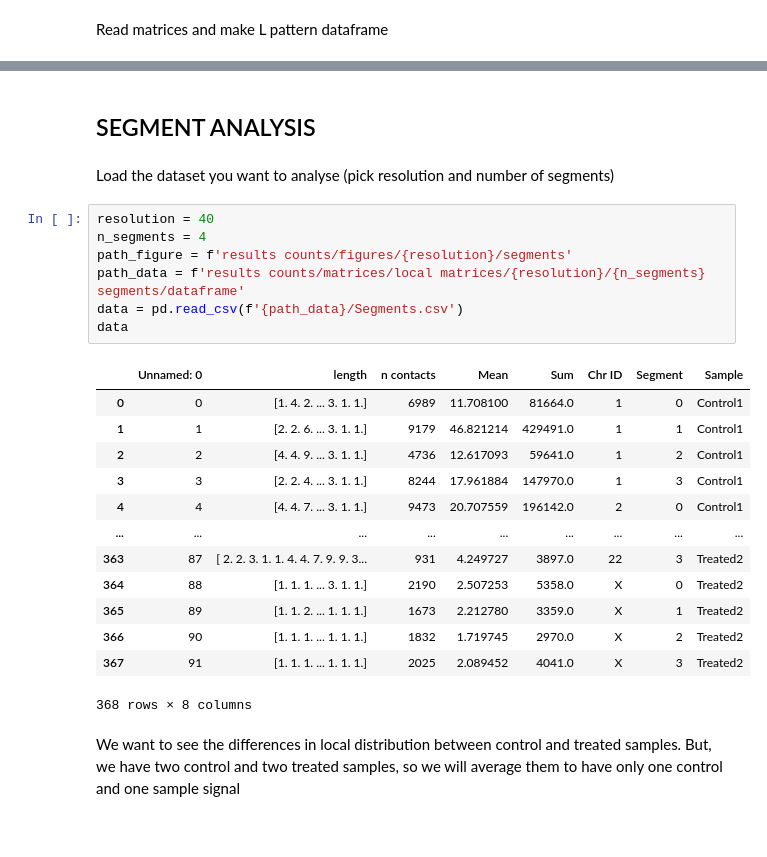
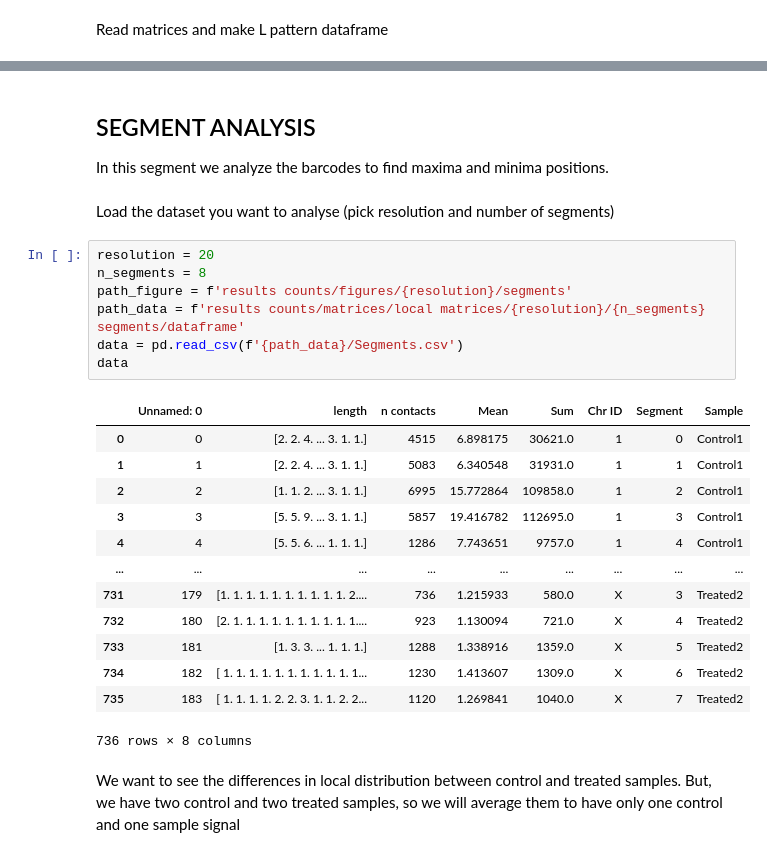
Before and after one commit to barbaroo/genome_topology, a Jupyter notebook: Hi-C map analysis/Local matrix analysis bulk.ipynb, the cells around one changed output, grey strips where cells are left out. Drawn from its saved outputs; the diff is of its cells as text.

```diff
--- a/Hi-C map analysis/Local matrix analysis bulk.ipynb
+++ b/Hi-C map analysis/Local matrix analysis bulk.ipynb
@@ -216,29 +194,31 @@ save_figures(fig, path = path_figure, name_file = f'segments_{n_segments}_{thres
 [figure]
 # %% [markdown]
 ## SEGMENT ANALYSIS
+
+In this segment we analyze the barcodes to find maxima and minima positions.
 # %% [markdown]
 Load the dataset you want to analyse (pick resolution and number of segments)
 # %%
-resolution = 40
-n_segments = 4
+resolution = 20
+n_segments = 8
 path_figure = f'results counts/figures/{resolution}/segments'
 path_data = f'results counts/matrices/local matrices/{resolution}/{n_segments} segments/dataframe'
 data = pd.read_csv(f'{path_data}/Segments.csv')
 data
 # %% [output]
 |  | Unnamed: 0 | length | n contacts | Mean | Sum | Chr ID | Segment | Sample |
-| 0 | 0 | [1. 4. 2. ... 3. 1. 1.] | 6989 | 11.708100 | 81664.0 | 1 | 0 | Control1 |
-| 1 | 1 | [2. 2. 6. ... 3. 1. 1.] | 9179 | 46.821214 | 429491.0 | 1 | 1 | Control1 |
-| 2 | 2 | [4. 4. 9. ... 3. 1. 1.] | 4736 | 12.617093 | 59641.0 | 1 | 2 | Control1 |
-| 3 | 3 | [2. 2. 4. ... 3. 1. 1.] | 8244 | 17.961884 | 147970.0 | 1 | 3 | Control1 |
-| 4 | 4 | [4. 4. 7. ... 3. 1. 1.] | 9473 | 20.707559 | 196142.0 | 2 | 0 | Control1 |
+| 0 | 0 | [2. 2. 4. ... 3. 1. 1.] | 4515 | 6.898175 | 30621.0 | 1 | 0 | Control1 |
+| 1 | 1 | [2. 2. 4. ... 3. 1. 1.] | 5083 | 6.340548 | 31931.0 | 1 | 1 | Control1 |
+| 2 | 2 | [1. 1. 2. ... 3. 1. 1.] | 6995 | 15.772864 | 109858.0 | 1 | 2 | Control1 |
+| 3 | 3 | [5. 5. 9. ... 3. 1. 1.] | 5857 | 19.416782 | 112695.0 | 1 | 3 | Control1 |
+| 4 | 4 | [5. 5. 6. ... 1. 1. 1.] | 1286 | 7.743651 | 9757.0 | 1 | 4 | Control1 |
 | ... | ... | ... | ... | ... | ... | ... | ... | ... |
-| 363 | 87 | [ 2. 2. 3. 1. 1. 4. 4. 7. 9. 9. 3... | 931 | 4.249727 | 3897.0 | 22 | 3 | Treated2 |
-| 364 | 88 | [1. 1. 1. ... 3. 1. 1.] | 2190 | 2.507253 | 5358.0 | X | 0 | Treated2 |
-| 365 | 89 | [1. 1. 2. ... 1. 1. 1.] | 1673 | 2.212780 | 3359.0 | X | 1 | Treated2 |
-| 366 | 90 | [1. 1. 1. ... 1. 1. 1.] | 1832 | 1.719745 | 2970.0 | X | 2 | Treated2 |
-| 367 | 91 | [1. 1. 1. ... 1. 1. 1.] | 2025 | 2.089452 | 4041.0 | X | 3 | Treated2 |
+| 731 | 179 | [1. 1. 1. 1. 1. 1. 1. 1. 1. 1. 2.... | 736 | 1.215933 | 580.0 | X | 3 | Treated2 |
+| 732 | 180 | [2. 1. 1. 1. 1. 1. 1. 1. 1. 1. 1.... | 923 | 1.130094 | 721.0 | X | 4 | Treated2 |
+| 733 | 181 | [1. 3. 3. ... 1. 1. 1.] | 1288 | 1.338916 | 1359.0 | X | 5 | Treated2 |
+| 734 | 182 | [ 1. 1. 1. 1. 1. 1. 1. 1. 1. 1. 1... | 1230 | 1.413607 | 1309.0 | X | 6 | Treated2 |
+| 735 | 183 | [ 1. 1. 1. 1. 2. 2. 3. 1. 1. 2. 2... | 1120 | 1.269841 | 1040.0 | X | 7 | Treated2 |
-368 rows × 8 columns
+736 rows × 8 columns
 # %% [markdown]
 We want to see the differences in local distribution between control and treated samples. But, we have two control and two treated samples, so we will average them to have only one control and one sample signal
 # %%
```
Also changed, not shown: parts of 33 cells of this notebook.
